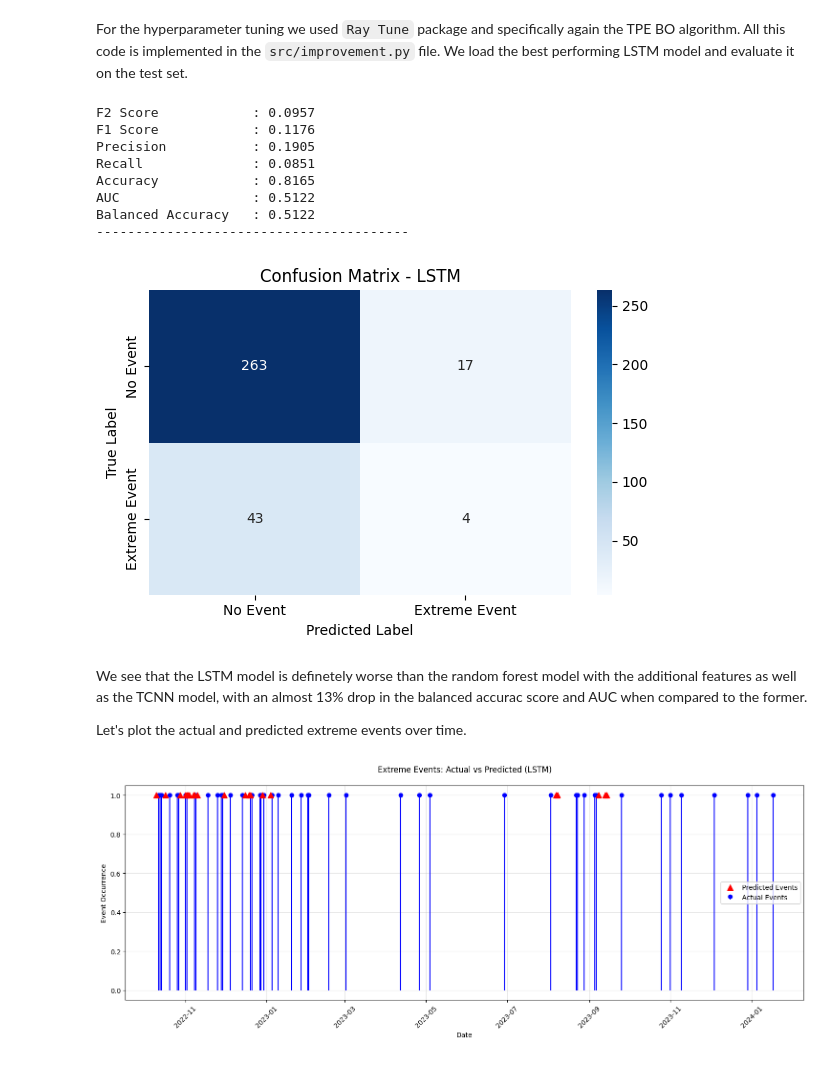
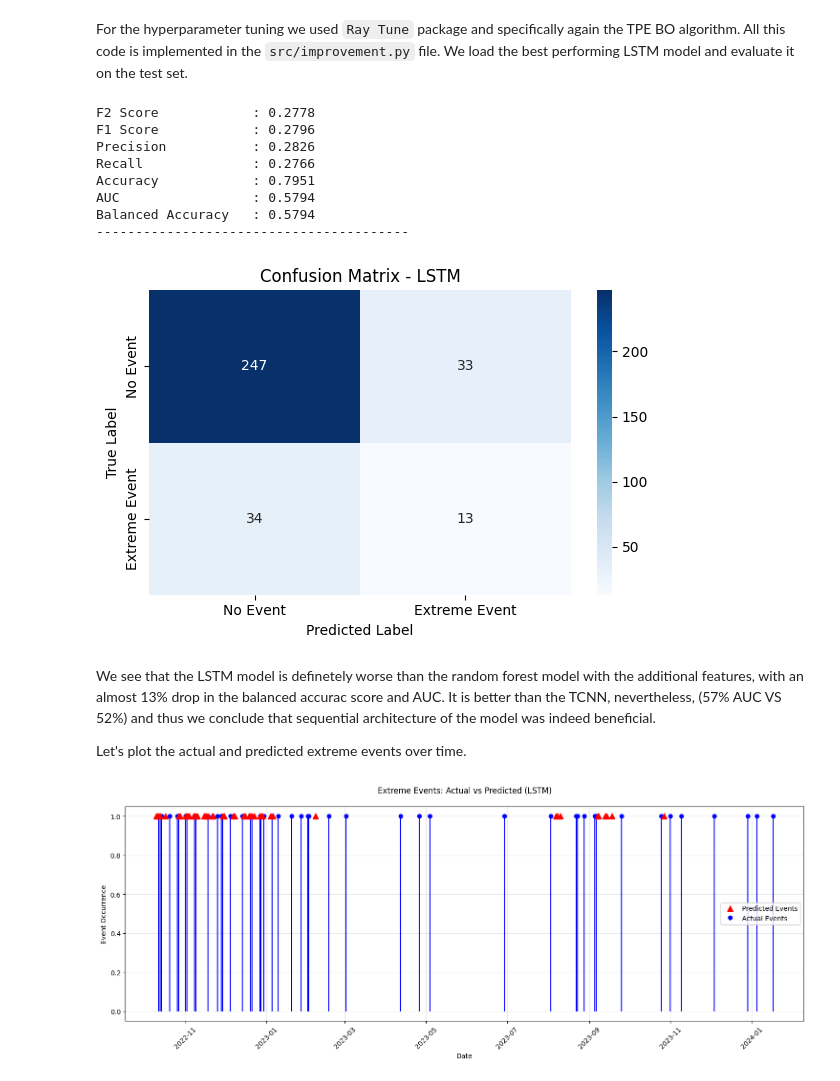
Before and after one commit to nmourdo/extreme_event_prediction, a Jupyter notebook: src/report.ipynb, the cells around one changed output. Drawn from its saved outputs; the diff is of its cells as text; code cells hidden in the pictures.

Commit message:
Models and report done

```diff
--- a/src/report.ipynb
+++ b/src/report.ipynb
@@ -516,7 +516,7 @@ tcnn_model = TCNN(
     dropout_prob=0.3,
     learning_rate=1e-4,
 )
-tcnn_model.load_state_dict(torch.load("../models/best_tcnn.pth"))
+tcnn_model.load_state_dict(torch.load("../data/models/best_tcnn.pth"))
 evaluator = ModelEvaluator(model=tcnn_model, model_type="TCNN")
 metrics = evaluator.evaluate(X_test_tcnn, y_test_tcnn)
 for metric, value in metrics.items():
@@ -757,13 +763,31 @@ stock_prices = preprocessor.download_and_prepare_stock_data()
 stock_prices = preprocessor.add_features()
 # Standardize the features
 stock_prices = preprocessor.standardize_data(
-        stock_prices, ["Open", "High", "Low", "Close", "Volume", "rolling_volatility", "relative_volume", "VIX", "bollinger_band_width", "ATR"]
+        stock_prices, ["Open",
+                       "High",
+                       "Low",
+                       "Close",
+                       "Volume",
+                       "rolling_volatility",
+                       "relative_volume",
+                       "VIX",
+                       "bollinger_band_width"]
     )
 
 # Split data into train, validation and test sets
 X_train_lstm, y_train_lstm, X_val_lstm, y_val_lstm, X_test_lstm, y_test_lstm = StockDataPreprocessor.split_data(
     stock_prices,
-    ["Open", "High", "Low", "Close", "Volume", "rolling_volatility", "relative_volume", "VIX", "bollinger_band_width", "ATR", "Daily_Returns"],
+    ["Open",
+     "High",
+     "Low",
+     "Close",
+     "Volume",
+     "rolling_volatility",
+     "relative_volume",
+     "VIX",
+     "bollinger_band_width",
+     "ATR",
+     "Daily_Returns"],
     "Extreme_Event",
     train_ratio=0.7,
     val_ratio=0.85,
@@ -807,42 +826,42 @@ All this code is implemented in the `src/improvement.py` file. We load the best
 # %%
 from improvement import LSTM
 
 best_lstm_config = {
             "batch_size": 16,
             "dropout_prob": 0.47163297383402925,
             "hidden_dim": 128,
             "learning_rate": 0.0019016102178314065,
             "num_layers": 3,
         }
 lstm_model = LSTM.load_from_checkpoint(
-            "../models/best_lstm.ckpt",
+            "../data/models/best_lstm.ckpt",
             n_features=X_train_lstm.shape[2],
             lookback=X_train_lstm.shape[1],
             hidden_dim=best_lstm_config["hidden_dim"],
             num_layers=best_lstm_config["num_layers"],
             dropout_prob=best_lstm_config["dropout_prob"],
             learning_rate=best_lstm_config["learning_rate"],
         )
 
 lstm_evaluator = ModelEvaluator(model=lstm_model, model_type="LSTM")
 lstm_metrics = lstm_evaluator.evaluate(X_test_lstm, y_test_lstm)
 for metric, value in lstm_metrics.items():
     print(f"{metric:20s}: {value:.4f}")
 print("-" * 40)
 
 lstm_evaluator.plot_confusion_matrix(X_test_lstm, y_test_lstm)
 # %% [output]
-F2 Score            : 0.0957
-F1 Score            : 0.1176
-Precision           : 0.1905
-Recall              : 0.0851
-Accuracy            : 0.8165
-AUC                 : 0.5122
-Balanced Accuracy   : 0.5122
+F2 Score            : 0.2778
+F1 Score            : 0.2796
+Precision           : 0.2826
+Recall              : 0.2766
+Accuracy            : 0.7951
+AUC                 : 0.5794
+Balanced Accuracy   : 0.5794
 ----------------------------------------
-[figure, old version]
+[figure, new version]
 # %% [markdown]
-We see that the LSTM model is definetely worse than the random forest model with the additional features as well as the TCNN model, with an almost 13% drop in the balanced accurac score and AUC when compared to the former.
+We see that the LSTM model is definetely worse than the random forest model with the additional features, with an almost 13% drop in the balanced accurac score and AUC. It is better than the TCNN, nevertheless, (57% AUC VS 52%) and thus we conclude that sequential architecture of the model was indeed beneficial.
 
 Let's plot the actual and predicted extreme events over time.
 # %%
@@ -872,6 +891,9 @@ plt.xticks(rotation=45)
 
 # Adjust layout to prevent label cutoff
 plt.tight_layout()
+
+# Save the plot
+plt.savefig('../data/figures/lstm_predictions_extra_features.png', dpi=300, bbox_inches='tight')
 # %% [output]
-[figure, old version]
+[figure, new version]
 # %% [markdown]
```
Also changed, not shown: parts of 26 cells of this notebook, 14 other files.
